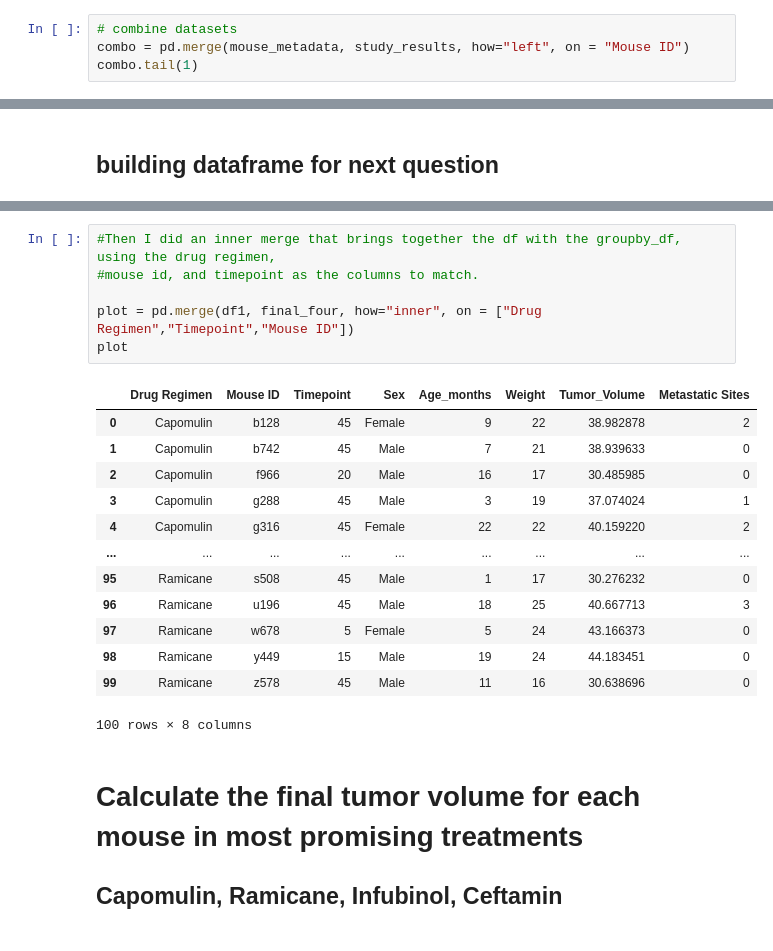
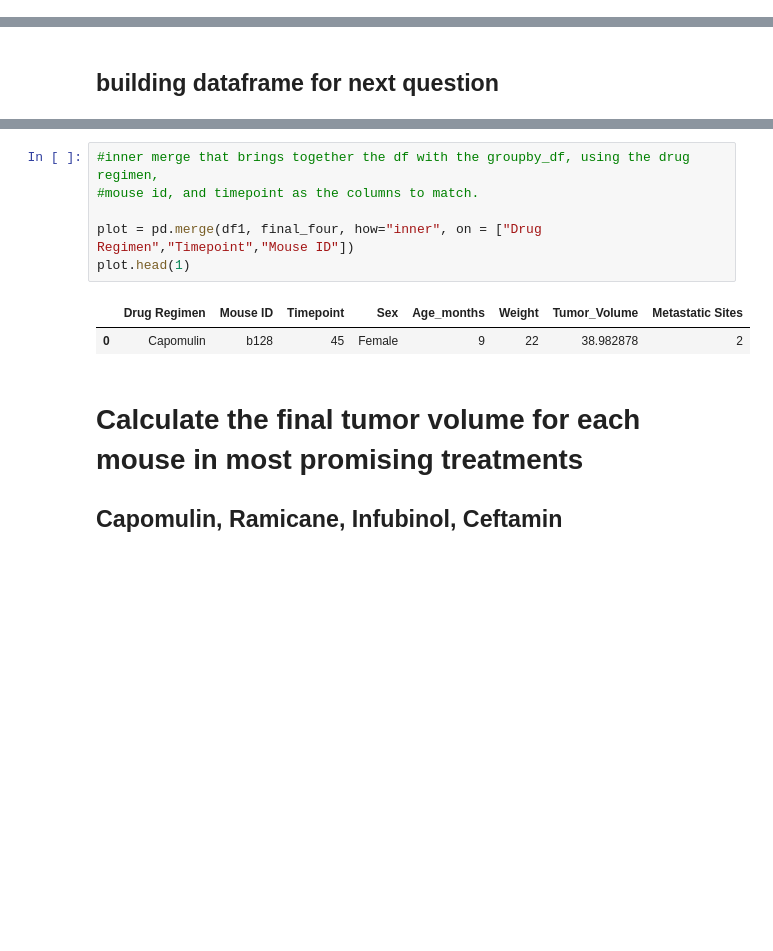
Before and after one commit to JonesInformatics/Matplotlib-Challenge, a Jupyter notebook: main.ipynb, the cells around one changed output, grey strips where cells are left out. Drawn from its saved outputs; the diff is of its cells as text; blank space fills up the shorter version.

```diff
--- a/main.ipynb
+++ b/main.ipynb
@@ -25,4 +17,0 @@ C:\Users\lizba\Desktop\DataViz\homework\matplotlib-challenge
-# %%
-# combine datasets
-combo = pd.merge(mouse_metadata, study_results, how="left", on = "Mouse ID")
-combo.tail(1)
@@ -351,25 +186,14 @@ df1
 | 99 | Ramicane | z578 | 45 |
 100 rows × 3 columns
 # %%
-#Then I did an inner merge that brings together the df with the groupby_df, using the drug regimen,
+#inner merge that brings together the df with the groupby_df, using the drug regimen,
 #mouse id, and timepoint as the columns to match.
 
 plot = pd.merge(df1, final_four, how="inner", on = ["Drug Regimen","Timepoint","Mouse ID"])
-plot
+plot.head(1)
 # %% [output]
 |  | Drug Regimen | Mouse ID | Timepoint | Sex | Age_months | Weight | Tumor_Volume | Metastatic Sites |
 | 0 | Capomulin | b128 | 45 | Female | 9 | 22 | 38.982878 | 2 |
-| 1 | Capomulin | b742 | 45 | Male | 7 | 21 | 38.939633 | 0 |
-| 2 | Capomulin | f966 | 20 | Male | 16 | 17 | 30.485985 | 0 |
-| 3 | Capomulin | g288 | 45 | Male | 3 | 19 | 37.074024 | 1 |
-| 4 | Capomulin | g316 | 45 | Female | 22 | 22 | 40.159220 | 2 |
-| ... | ... | ... | ... | ... | ... | ... | ... | ... |
-| 95 | Ramicane | s508 | 45 | Male | 1 | 17 | 30.276232 | 0 |
-| 96 | Ramicane | u196 | 45 | Male | 18 | 25 | 40.667713 | 3 |
-| 97 | Ramicane | w678 | 5 | Female | 5 | 24 | 43.166373 | 0 |
-| 98 | Ramicane | y449 | 15 | Male | 19 | 24 | 44.183451 | 0 |
-| 99 | Ramicane | z578 | 45 | Male | 11 | 16 | 30.638696 | 0 |
-100 rows × 8 columns
 # %% [markdown]
 # Calculate the final tumor volume for each mouse in most promising treatments
 ## Capomulin, Ramicane, Infubinol, Ceftamin
```
Also changed, not shown: parts of 49 cells of this notebook.
